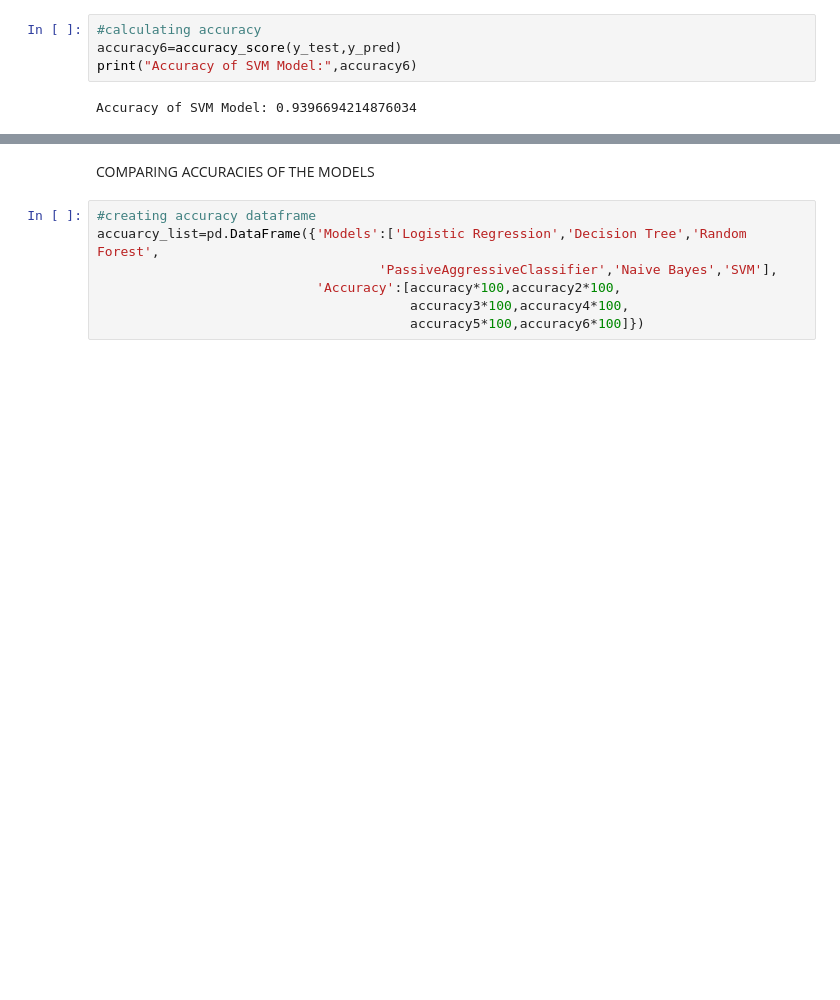
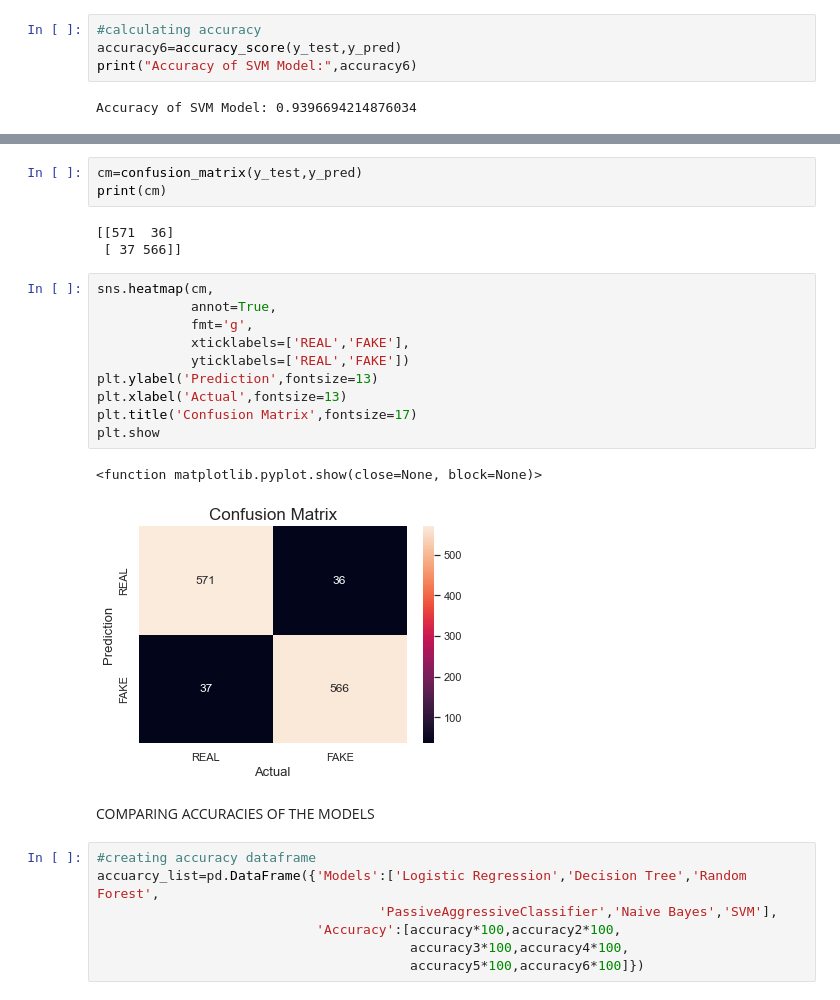
Before and after one commit to lavanya120/FAKENEWS, a Jupyter notebook: fake news.ipynb, the cells around one changed output, grey strips where cells are left out. Saved outputs shown, nothing was run; the diff lists cells and outputs as text; blank space fills up the shorter version.

Commit message:
project fake-news

```diff
--- a/fake news.ipynb
+++ b/fake news.ipynb
@@ -640,3 +728,22 @@ Accuracy of SVM Model: 0.9396694214876034
+# %%
+cm=confusion_matrix(y_test,y_pred)
+print(cm)
+# %% [output]
+[[571  36]
+ [ 37 566]]
+# %%
+sns.heatmap(cm,
+            annot=True,
+            fmt='g',
+            xticklabels=['REAL','FAKE'],
+            yticklabels=['REAL','FAKE'])
+plt.ylabel('Prediction',fontsize=13)
+plt.xlabel('Actual',fontsize=13)
+plt.title('Confusion Matrix',fontsize=17)
+plt.show
+# %% [output]
+<function matplotlib.pyplot.show(close=None, block=None)>
+[figure, added]
 # %% [markdown]
 COMPARING ACCURACIES OF THE MODELS
 # %%
```
Also changed, not shown: parts of 14 cells of this notebook.
